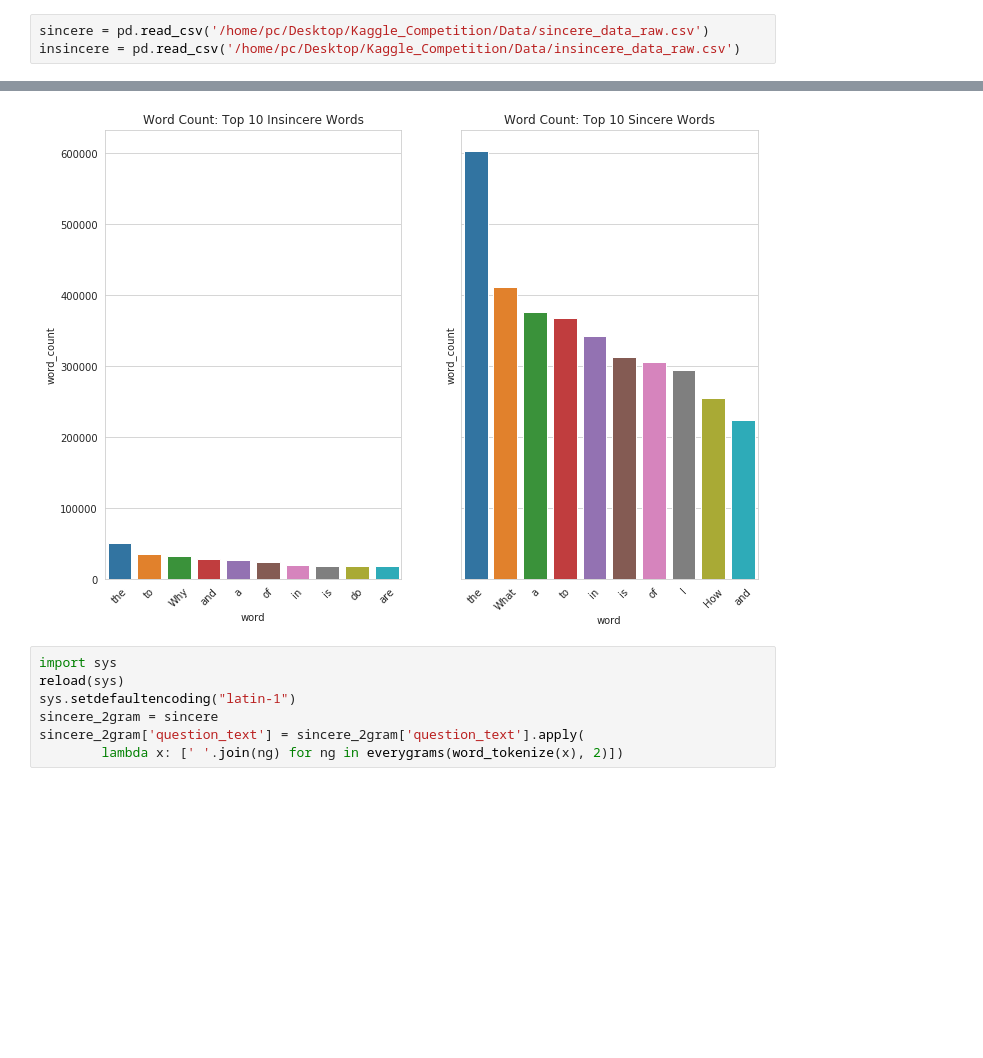
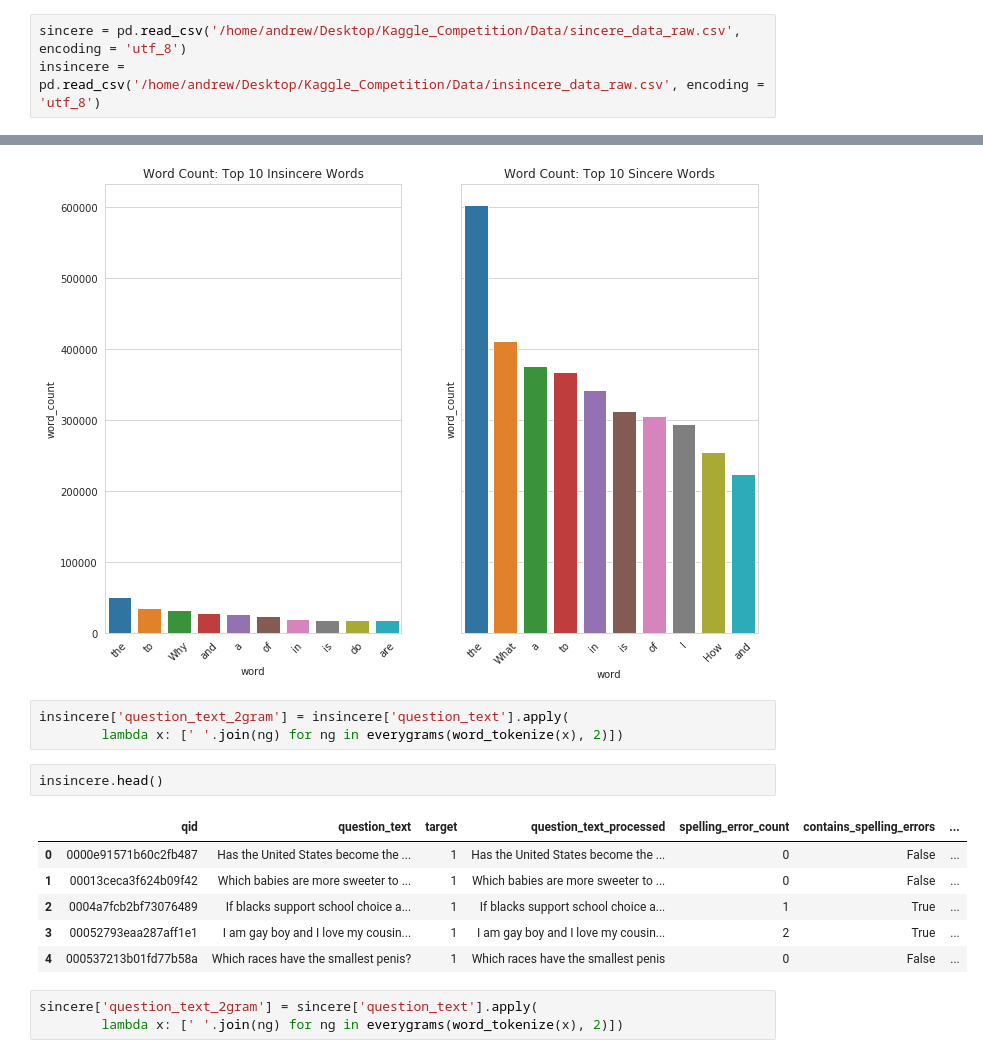
Before and after one commit to MrAHenning/kaggle, a Jupyter notebook: data_explorer.ipynb, the cells around one changed output, grey strips where cells are left out. Cells and saved outputs as stored; diff of their text form; blank space fills up the shorter version.

```diff
--- a/data_explorer.ipynb
+++ b/data_explorer.ipynb
@@ -64,8 +66,8 @@ sns.countplot(df_train['target'])
 #insincere['spelling_error_count'] = insincere['question_text_processed'].apply(spellcheck)
 #insincere.to_csv("/home/pc/Desktop/Kaggle_Competition/Data/insincere_data_raw.csv")
 # %%
-sincere = pd.read_csv('/home/pc/Desktop/Kaggle_Competition/Data/sincere_data_raw.csv')
-insincere = pd.read_csv('/home/pc/Desktop/Kaggle_Competition/Data/insincere_data_raw.csv')
+sincere = pd.read_csv('/home/andrew/Desktop/Kaggle_Competition/Data/sincere_data_raw.csv', encoding = 'utf_8')
+insincere = pd.read_csv('/home/andrew/Desktop/Kaggle_Competition/Data/insincere_data_raw.csv', encoding = 'utf_8')
 # %%
 insincere['contains_spelling_errors'] = insincere['spelling_error_count'].apply(contains_spelling_errors)
 insincere.drop('Unnamed: 0', axis = 1, inplace = True)
@@ -256,10 +237,18 @@ ax1.title.set_text('Word Count: Top 10 Insincere Words')
 ax2.title.set_text('Word Count: Top 10 Sincere Words')
 # %% [output]
 [figure]
+# %%
+insincere['question_text_2gram'] = insincere['question_text'].apply(
+        lambda x: [' '.join(ng) for ng in everygrams(word_tokenize(x), 2)])
+# %%
+insincere.head()
+# %% [output]
+|  | qid | question_text | target | question_text_processed | spelling_error_count | contains_spelling_errors | ... |
+| 0 | 0000e91571b60c2fb487 | Has the United States become the ... | 1 | Has the United States become the ... | 0 | False | ... |
+| 1 | 00013ceca3f624b09f42 | Which babies are more sweeter to ... | 1 | Which babies are more sweeter to ... | 0 | False | ... |
+| 2 | 0004a7fcb2bf73076489 | If blacks support school choice a... | 1 | If blacks support school choice a... | 1 | True | ... |
+| 3 | 00052793eaa287aff1e1 | I am gay boy and I love my cousin... | 1 | I am gay boy and I love my cousin... | 2 | True | ... |
+| 4 | 000537213b01fd77b58a | Which races have the smallest penis? | 1 | Which races have the smallest penis | 0 | False | ... |
 # %%
-import sys
-reload(sys)
-sys.setdefaultencoding("latin-1")
-sincere_2gram = sincere
-sincere_2gram['question_text'] = sincere_2gram['question_text'].apply(
+sincere['question_text_2gram'] = sincere['question_text'].apply(
         lambda x: [' '.join(ng) for ng in everygrams(word_tokenize(x), 2)])
```
Also changed, not shown: parts of 6 cells of this notebook.
